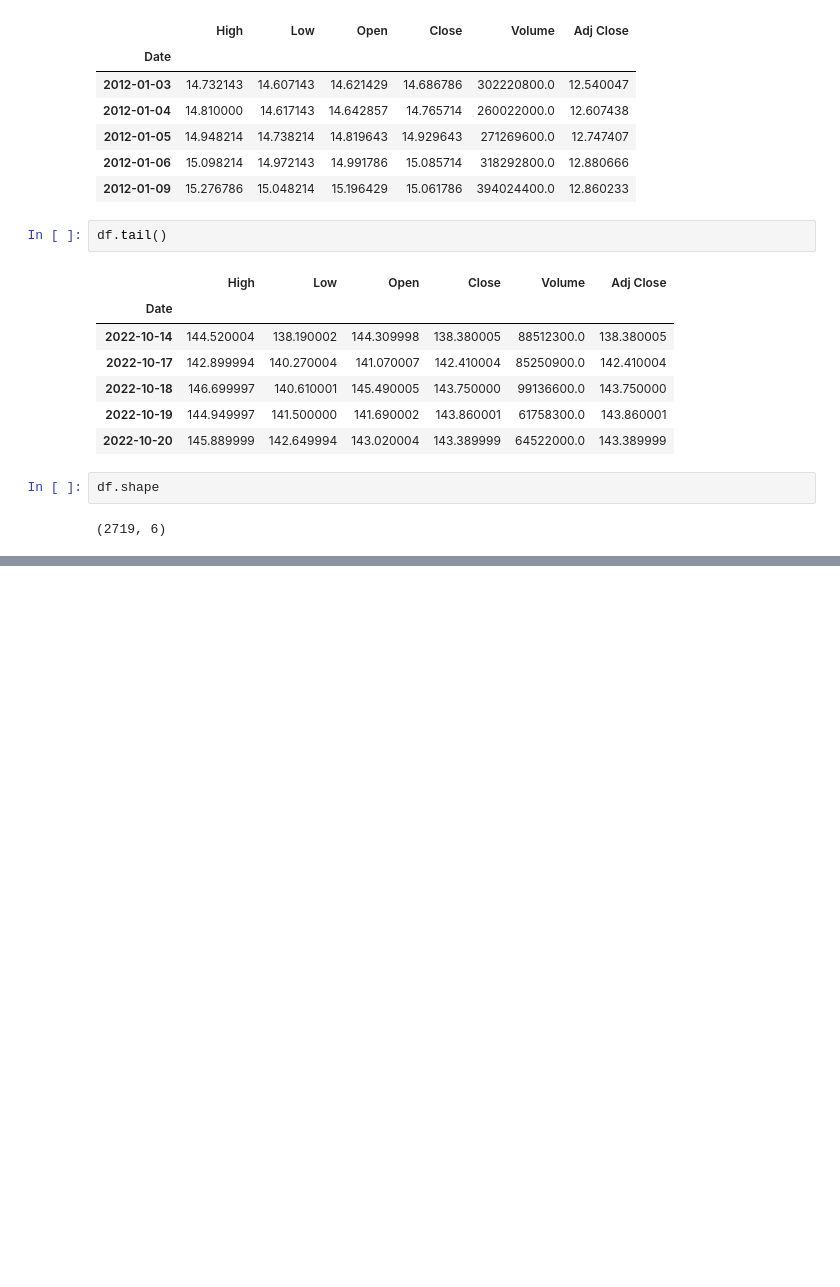
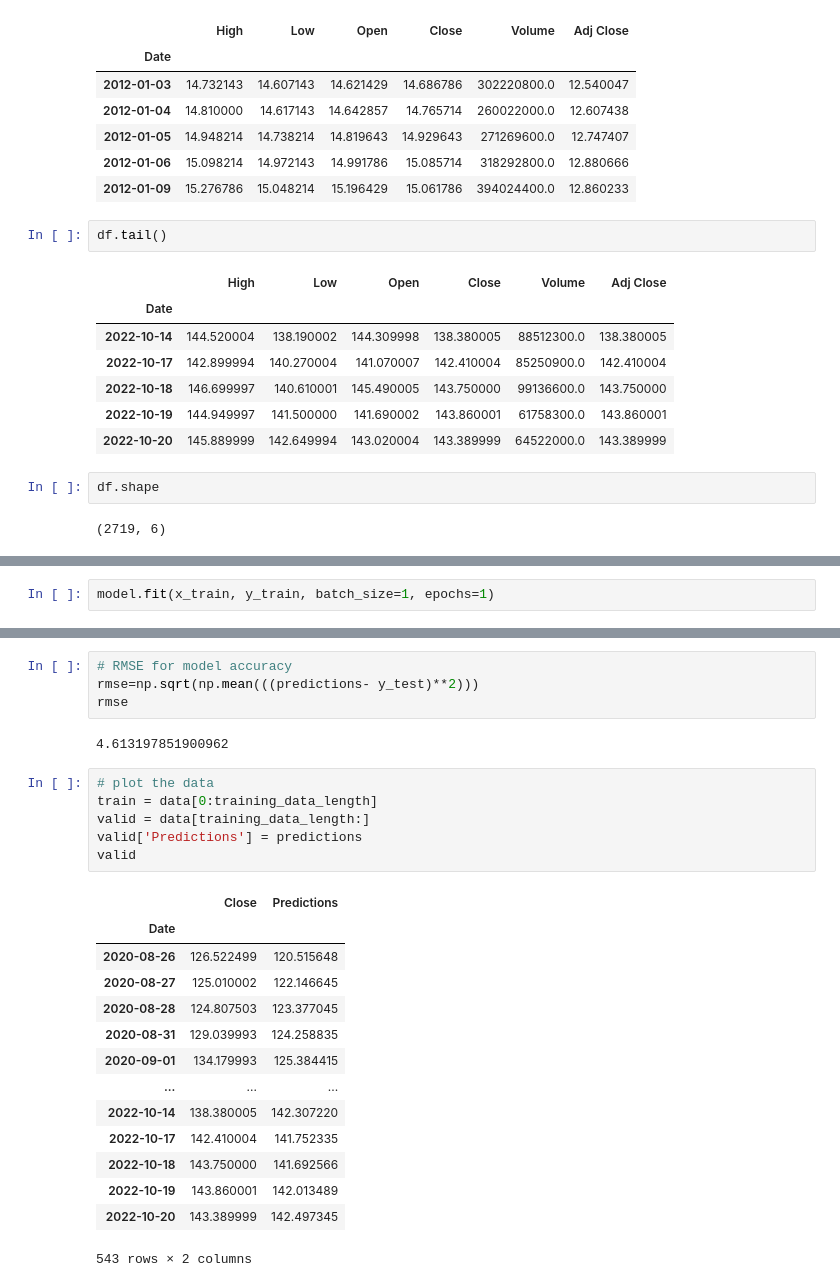
Before and after one commit to Ehab42/Apple-Stock-Price-Presiciton-Using-Python, a Jupyter notebook: Stock Price Prediction.ipynb, the cells around one changed output, grey strips where cells are left out. Saved outputs shown, nothing was run; the diff lists cells and outputs as text; blank space fills up the shorter version.

```diff
--- a/Stock Price Prediction.ipynb
+++ b/Stock Price Prediction.ipynb
@@ -49,0 +101,2 @@ Text(0, 0.5, 'Closing Price USD ($)')
+# %%
+model.fit(x_train, y_train, batch_size=1, epochs=1)
@@ -49,0 +135,27 @@ Text(0, 0.5, 'Closing Price USD ($)')
+# %%
+# RMSE for model accuracy
+rmse=np.sqrt(np.mean(((predictions- y_test)**2)))
+rmse
+# %% [output]
+4.613197851900962
+# %%
+# plot the data
+train = data[0:training_data_length]
+valid = data[training_data_length:]
+valid['Predictions'] = predictions
+valid
+# %% [output]
+|  | Close | Predictions |
+| Date |  |  |
+| 2020-08-26 | 126.522499 | 120.515648 |
+| 2020-08-27 | 125.010002 | 122.146645 |
+| 2020-08-28 | 124.807503 | 123.377045 |
+| 2020-08-31 | 129.039993 | 124.258835 |
+| 2020-09-01 | 134.179993 | 125.384415 |
+| ... | ... | ... |
+| 2022-10-14 | 138.380005 | 142.307220 |
+| 2022-10-17 | 142.410004 | 141.752335 |
+| 2022-10-18 | 143.750000 | 141.692566 |
+| 2022-10-19 | 143.860001 | 142.013489 |
+| 2022-10-20 | 143.389999 | 142.497345 |
+543 rows × 2 columns
```
Also changed, not shown: parts of 15 cells of this notebook.
